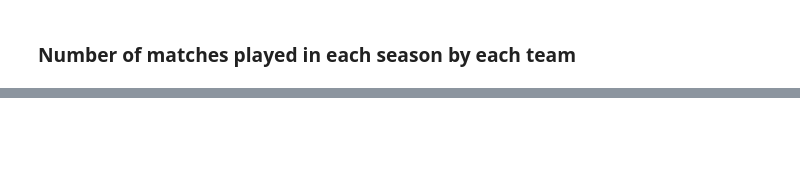
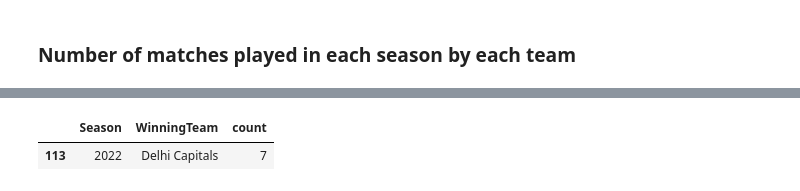
Before and after one commit to ahsmha/IPL-backend, a Jupyter notebook: model/statistics/teams/teams.ipynb, the cells around one changed output, grey strips where cells are left out. Cells and saved outputs as stored; diff of their text form; code cells hidden in the pictures; blank space fills up the shorter version.

```diff
--- a/model/statistics/teams/teams.ipynb
+++ b/model/statistics/teams/teams.ipynb
@@ -99,3 +220,13 @@ matches_won_by_teams
+# %%
+def matches_won_season(season, team):
+    result = matches_won_by_teams[(matches_won_by_teams['Season'] == season) & (matches_won_by_teams['WinningTeam'] == team)]
+    return result
+# %%
+res = matches_won_season('2022', 'Delhi Capitals')
+res
+# %% [output]
+|  | Season | WinningTeam | count |
+| 113 | 2022 | Delhi Capitals | 7 |
 # %%
 # matches_won_by_teams = matches_won_by_teams.unstack()
 # matches_won_by_teams.plot(kind='bar')
```
Also changed, not shown: parts of 12 cells of this notebook, 13 other files.
